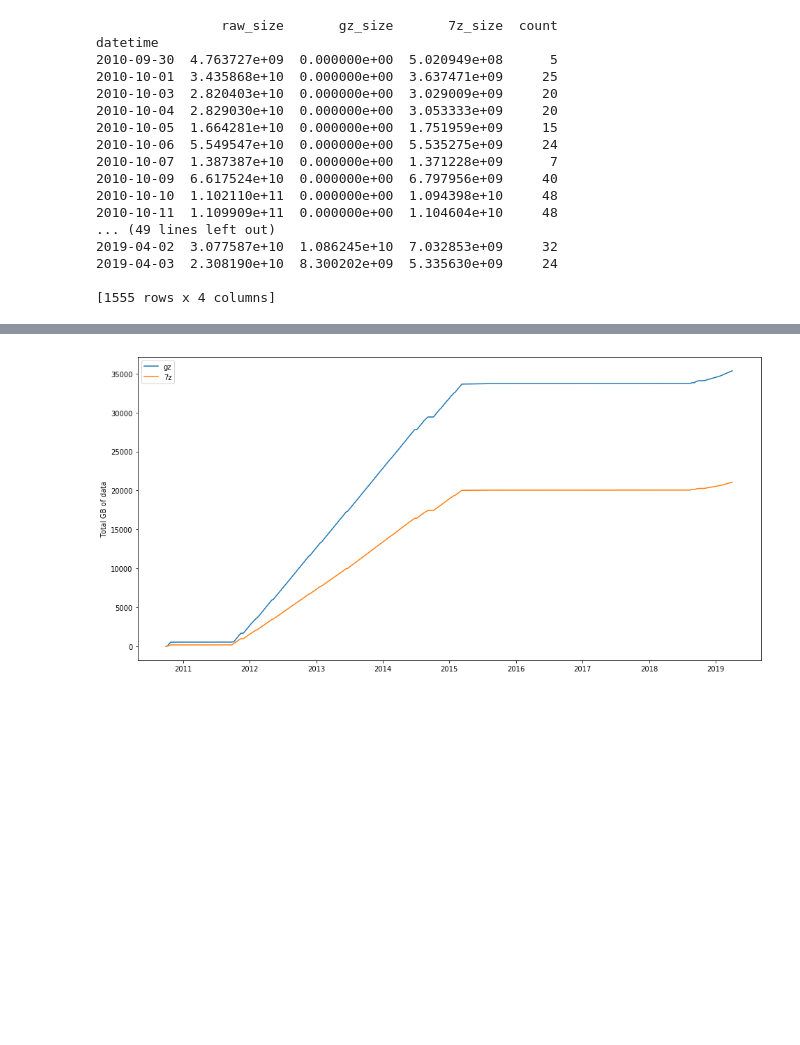
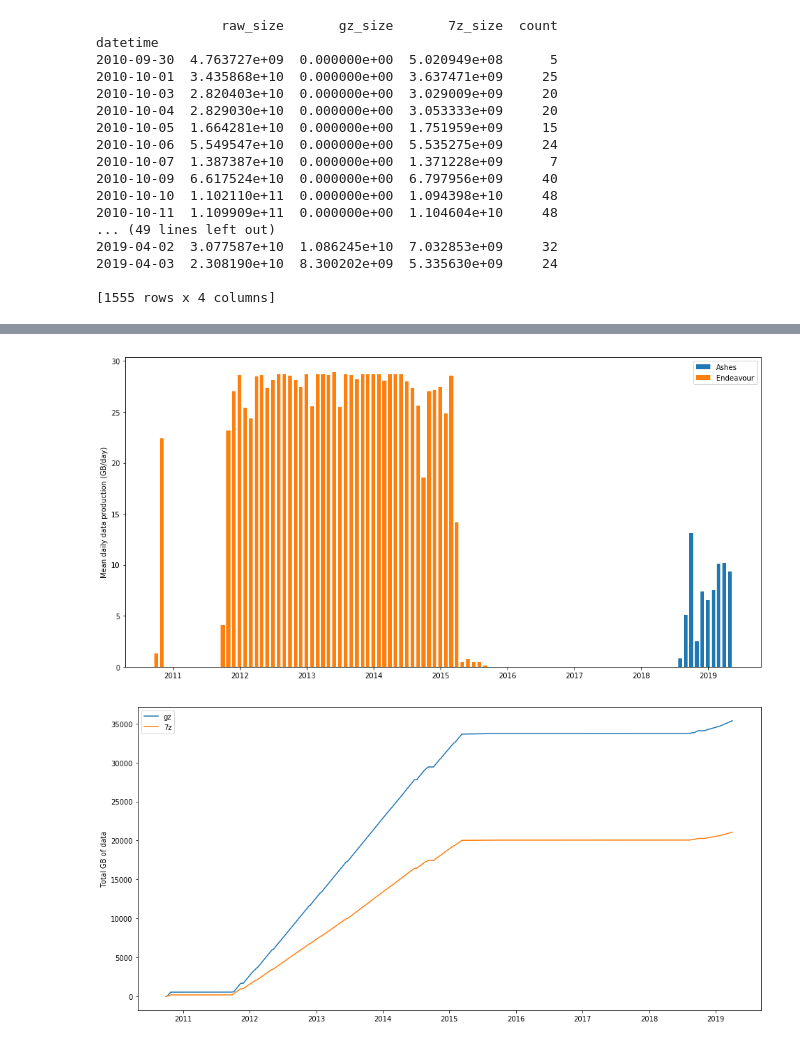
Before and after one commit to COVIS-Sonar/covis-worker, a Jupyter notebook: notebooks/summarize_data_sizes.ipynb, the cells around one changed output, grey strips where cells are left out. Cells and saved outputs as stored; diff of their text form; code cells hidden in the pictures; blank space fills up the shorter version.

Commit message:
Working on data summary notebook.

```diff
--- a/notebooks/summarize_data_sizes.ipynb
+++ b/notebooks/summarize_data_sizes.ipynb
@@ -232,4 +235,17 @@ plt.show()
 [figure]
+# %%
+plt.figure( figsize=(16,8))
+yscalar = 1.0 / 1024**3
+plt.bar( by_month.index, by_month.gz_size * yscalar, width=20, label='Ashes' )
+plt.bar( by_month.index, by_month.estimated_gz_size * yscalar, width=20, label='Endeavour' )
+
+
+plt.ylabel('Mean daily data production (GB/day)')
+plt.legend()
+
+plt.show()
+# %% [output]
+[figure, added]
 # %%
 
 by_day['gz_total'] = by_day['gz_size'] + by_day['estimated_gz_size']
```
Also changed, not shown: parts of 3 cells of this notebook.
